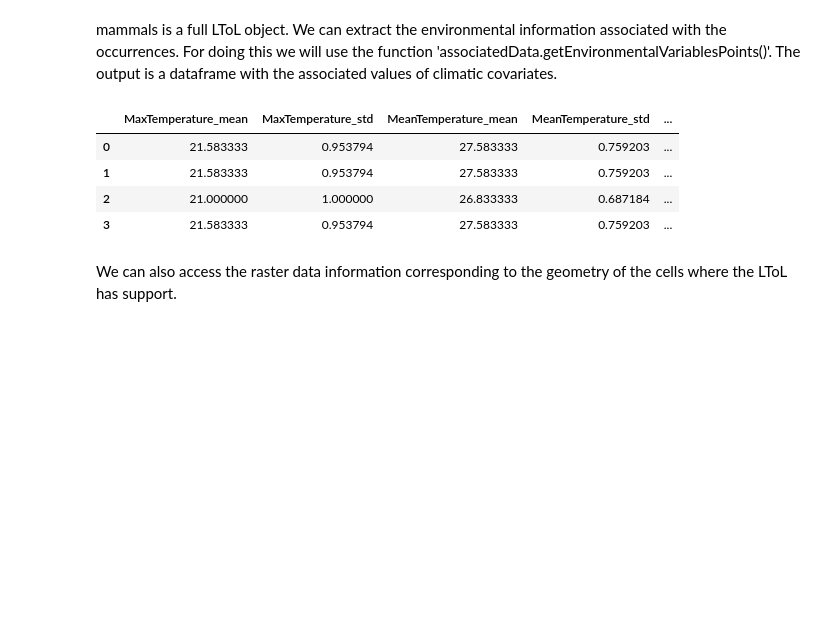
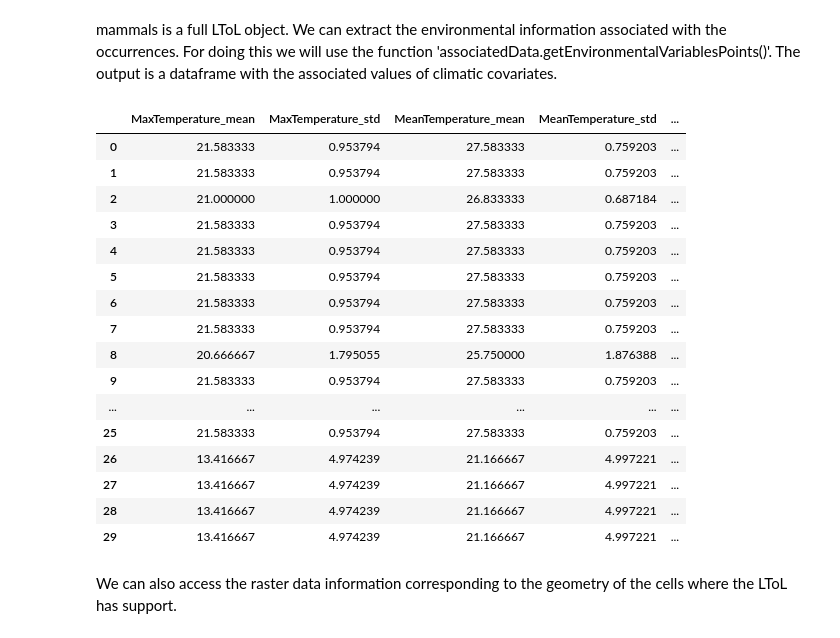
Before and after one commit to molgor/biospytial, a Jupyter notebook: ipython-notebooks/demos/Mosquitos_and_friends.ipynb, the cells around one changed output. Drawn from its saved outputs; the diff is of its cells as text; code cells hidden in the pictures; blank space fills up the shorter version.

```diff
--- a/ipython-notebooks/demos/Mosquitos_and_friends.ipynb
+++ b/ipython-notebooks/demos/Mosquitos_and_friends.ipynb
@@ -182,7 +182,7 @@ t3.classes
 ### *Integrate*  the tree covering all the region
 We can use the a folding sum of the trees over the entire sampled list of trees
 # %%
-big_trees = reduce(lambda a , b : a+b , sample_trees)
+big_tree = reduce(lambda a , b : a+b , sample_trees)
 # %% [output]
 INFO Merging Trees
 INFO Merging Trees
@@ -194,5 +202,5 @@ We can cut a branch of a tree simply by selecting a node (TreeNode) and then con
 # %%
-mammals = big_t.to_Animalia.to_Chordata.to_Mammalia.plantTreeNode()
+mammals = big_tree.to_Animalia.to_Chordata.to_Mammalia.plantTreeNode()
 mammals
 # %% [output]
 <LocalTree Of Life | Root: LUCA - n.count : 30- >
@@ -201,13 +209,25 @@ mammals is a full LToL object. We can extract the environmental information asso
 # %%
 table = mammals.associatedData.getEnvironmentalVariablesPoints()
 # %%
-table[:4]
+table
 # %% [output]
 |  | MaxTemperature_mean | MaxTemperature_std | MeanTemperature_mean | MeanTemperature_std | ... |
 | 0 | 21.583333 | 0.953794 | 27.583333 | 0.759203 | ... |
 | 1 | 21.583333 | 0.953794 | 27.583333 | 0.759203 | ... |
 | 2 | 21.000000 | 1.000000 | 26.833333 | 0.687184 | ... |
 | 3 | 21.583333 | 0.953794 | 27.583333 | 0.759203 | ... |
+| 4 | 21.583333 | 0.953794 | 27.583333 | 0.759203 | ... |
+| 5 | 21.583333 | 0.953794 | 27.583333 | 0.759203 | ... |
+| 6 | 21.583333 | 0.953794 | 27.583333 | 0.759203 | ... |
+| 7 | 21.583333 | 0.953794 | 27.583333 | 0.759203 | ... |
+| 8 | 20.666667 | 1.795055 | 25.750000 | 1.876388 | ... |
+| 9 | 21.583333 | 0.953794 | 27.583333 | 0.759203 | ... |
+| ... | ... | ... | ... | ... | ... |
+| 25 | 21.583333 | 0.953794 | 27.583333 | 0.759203 | ... |
+| 26 | 13.416667 | 4.974239 | 21.166667 | 4.997221 | ... |
+| 27 | 13.416667 | 4.974239 | 21.166667 | 4.997221 | ... |
+| 28 | 13.416667 | 4.974239 | 21.166667 | 4.997221 | ... |
+| 29 | 13.416667 | 4.974239 | 21.166667 | 4.997221 | ... |
 # %% [markdown]
 We can also access the raster data information corresponding to the geometry of the cells where the LToL has support.
 # %%
```
Also changed, not shown: parts of 38 cells of this notebook, 5 other files.
